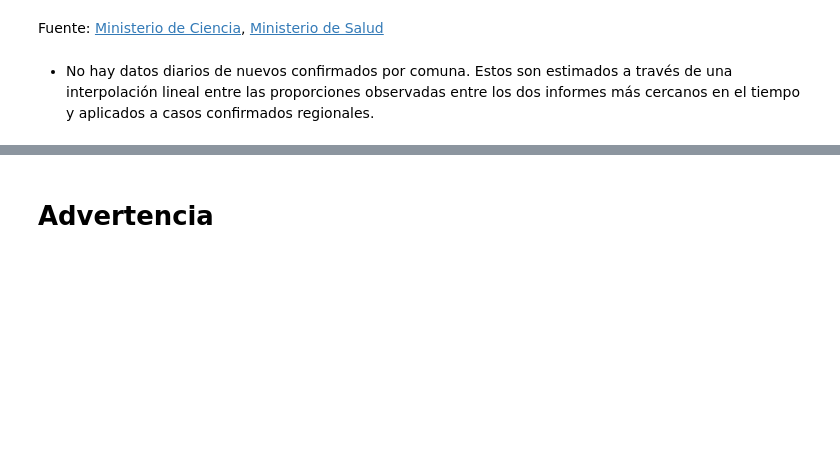
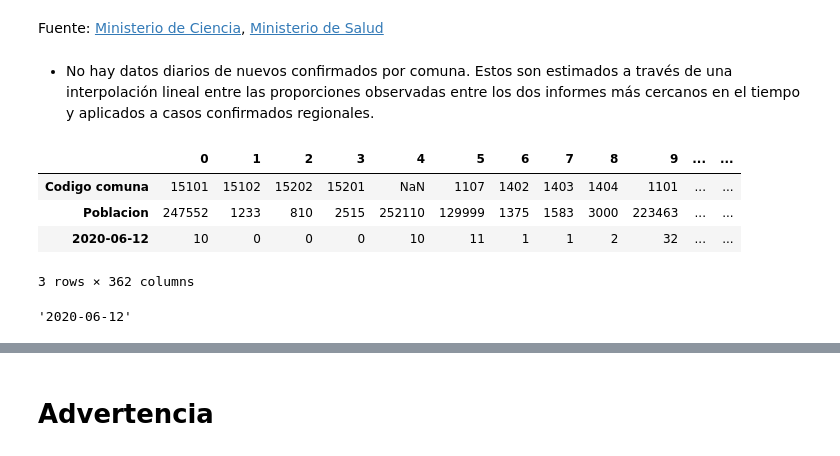
Before and after one commit to alonsosilvaallende/covid-19-fastpages, a Jupyter notebook: _notebooks/2020-05-28-Comunas.ipynb, the cells around one changed output, grey strips where cells are left out. Drawn from its saved outputs; the diff is of its cells as text; code cells hidden in the pictures; blank space fills up the shorter version.

Commit message:
Add deaths by county

```diff
--- a/_notebooks/2020-05-28-Comunas.ipynb
+++ b/_notebooks/2020-05-28-Comunas.ipynb
@@ -119,3 +119,21 @@ bars1
 Fuente: [Ministerio de Ciencia](https://github.com/MinCiencia/Datos-COVID19), [Ministerio de Salud](https://www.minsal.cl/)
 # %% [markdown]
 * No hay datos diarios de nuevos confirmados por comuna. Estos son estimados a través de una interpolación lineal entre las proporciones observadas entre los dos informes más cercanos en el tiempo y aplicados a casos confirmados regionales.
+# %%
+#hide
+county_deaths = pd.read_csv("https://raw.githubusercontent.com/MinCiencia/Datos-COVID19/master/output/producto38/CasosFallecidosPorComuna.csv")
+# %%
+#hide
+county_deaths.T.tail(3)
+# %% [output]
+|  | 0 | 1 | 2 | 3 | 4 | 5 | 6 | 7 | 8 | 9 | ... | ... |
+| Codigo comuna | 15101 | 15102 | 15202 | 15201 | NaN | 1107 | 1402 | 1403 | 1404 | 1101 | ... | ... |
+| Poblacion | 247552 | 1233 | 810 | 2515 | 252110 | 129999 | 1375 | 1583 | 3000 | 223463 | ... | ... |
+| 2020-06-12 | 10 | 0 | 0 | 0 | 10 | 11 | 1 | 1 | 2 | 32 | ... | ... |
+3 rows × 362 columns
+# %%
+#hide
+last_date = county_deaths.T.iloc[-1].name
+last_date
+# %% [output]
+'2020-06-12'
```
Also changed, not shown: parts of 3 cells of this notebook.
